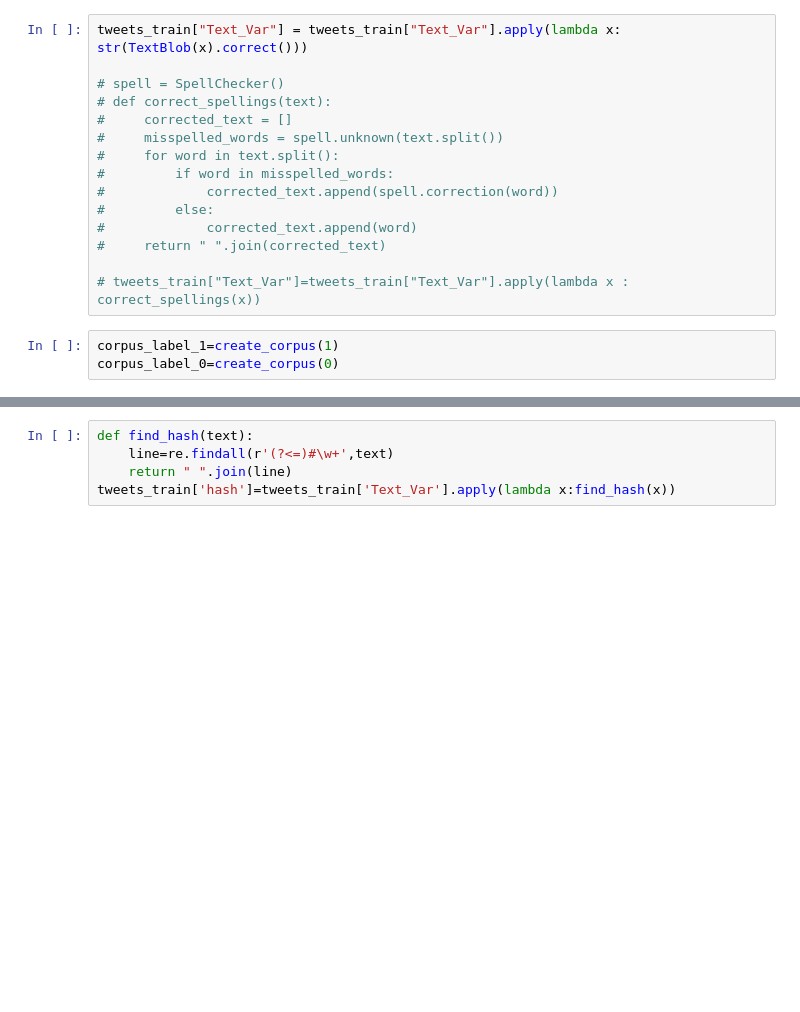
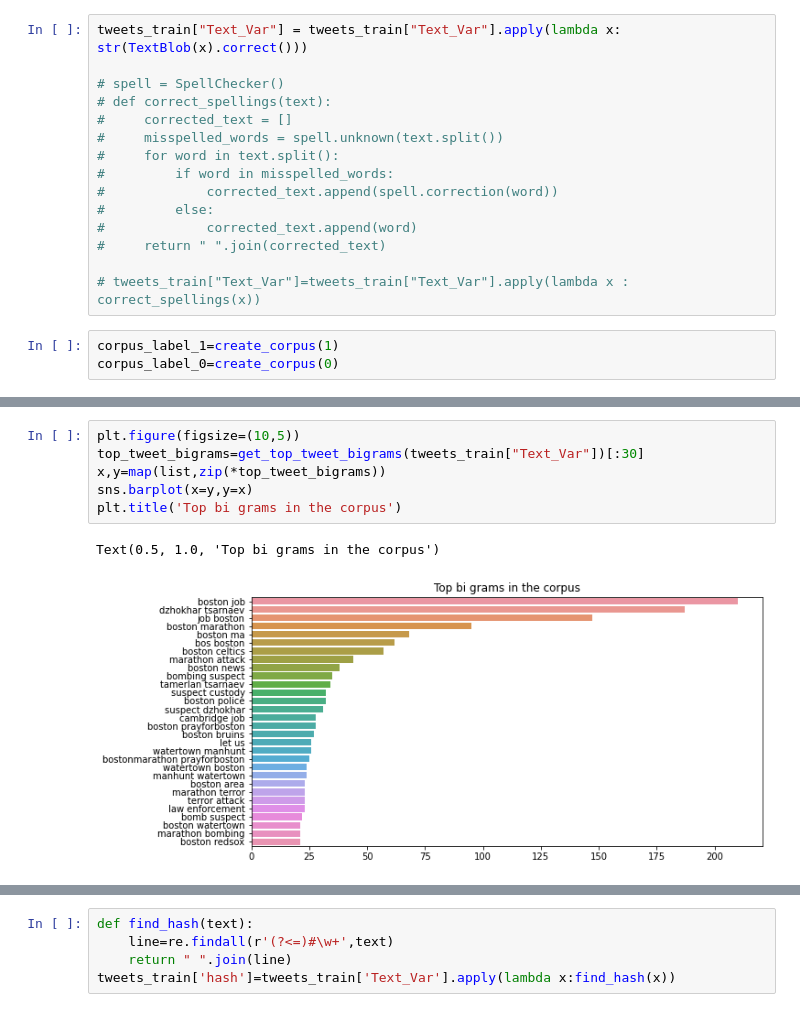
Before and after one commit to sandhyaparna/NLP, a Jupyter notebook: Take Home Assignments/Dell_Boston_Bombing_Tweets.ipynb, the cells around one changed output, grey strips where cells are left out. Drawn from its saved outputs; the diff is of its cells as text; blank space fills up the shorter version.

```diff
--- a/Take Home Assignments/Dell_Boston_Bombing_Tweets.ipynb
+++ b/Take Home Assignments/Dell_Boston_Bombing_Tweets.ipynb
@@ -228,0 +241,9 @@ plt.show()
+# %%
+plt.figure(figsize=(10,5))
+top_tweet_bigrams=get_top_tweet_bigrams(tweets_train["Text_Var"])[:30]
+x,y=map(list,zip(*top_tweet_bigrams))
+sns.barplot(x=y,y=x)
+plt.title('Top bi grams in the corpus')
+# %% [output]
+Text(0.5, 1.0, 'Top bi grams in the corpus')
+[figure, added]
```
Also changed, not shown: parts of 14 cells of this notebook.
